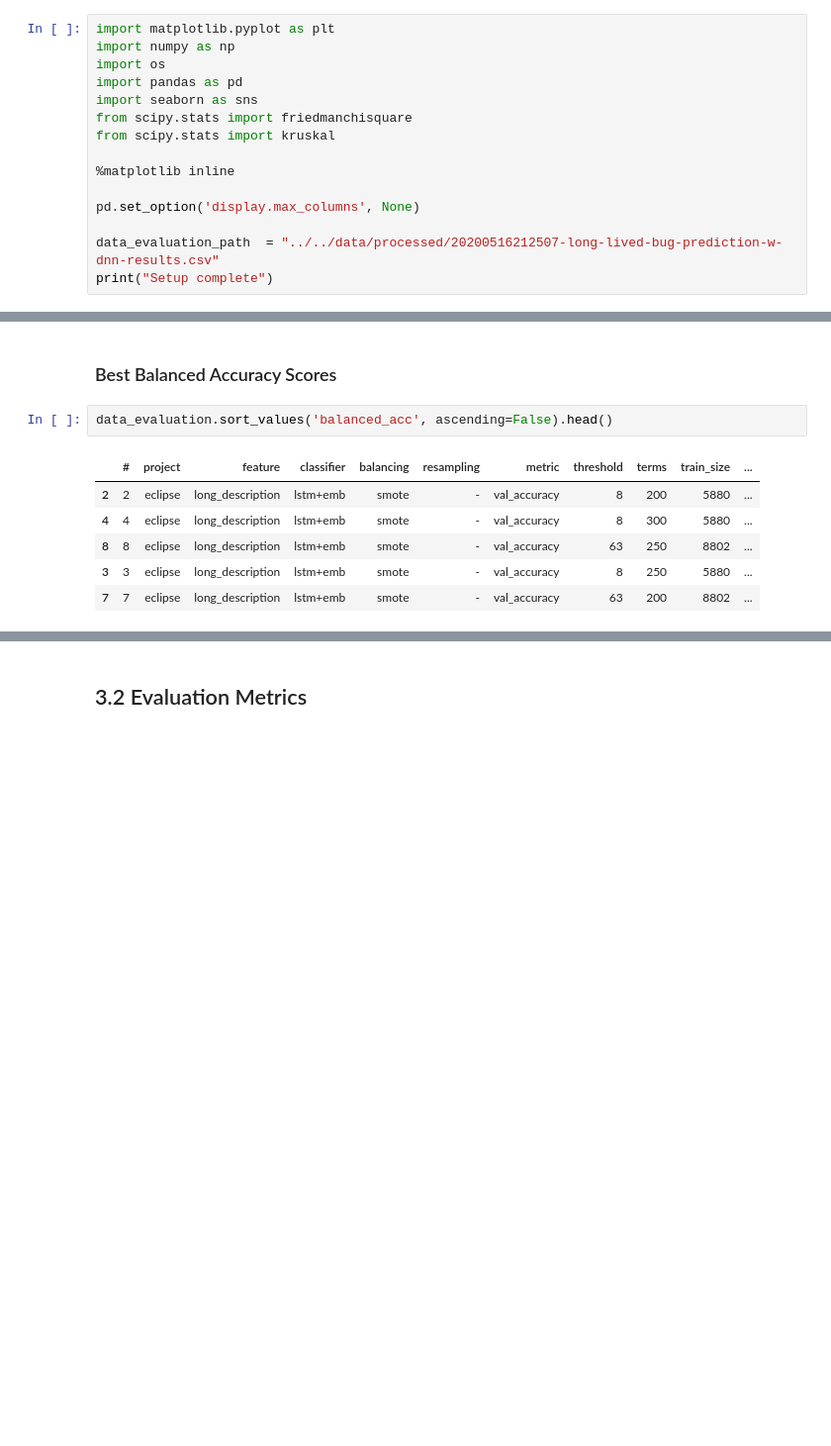
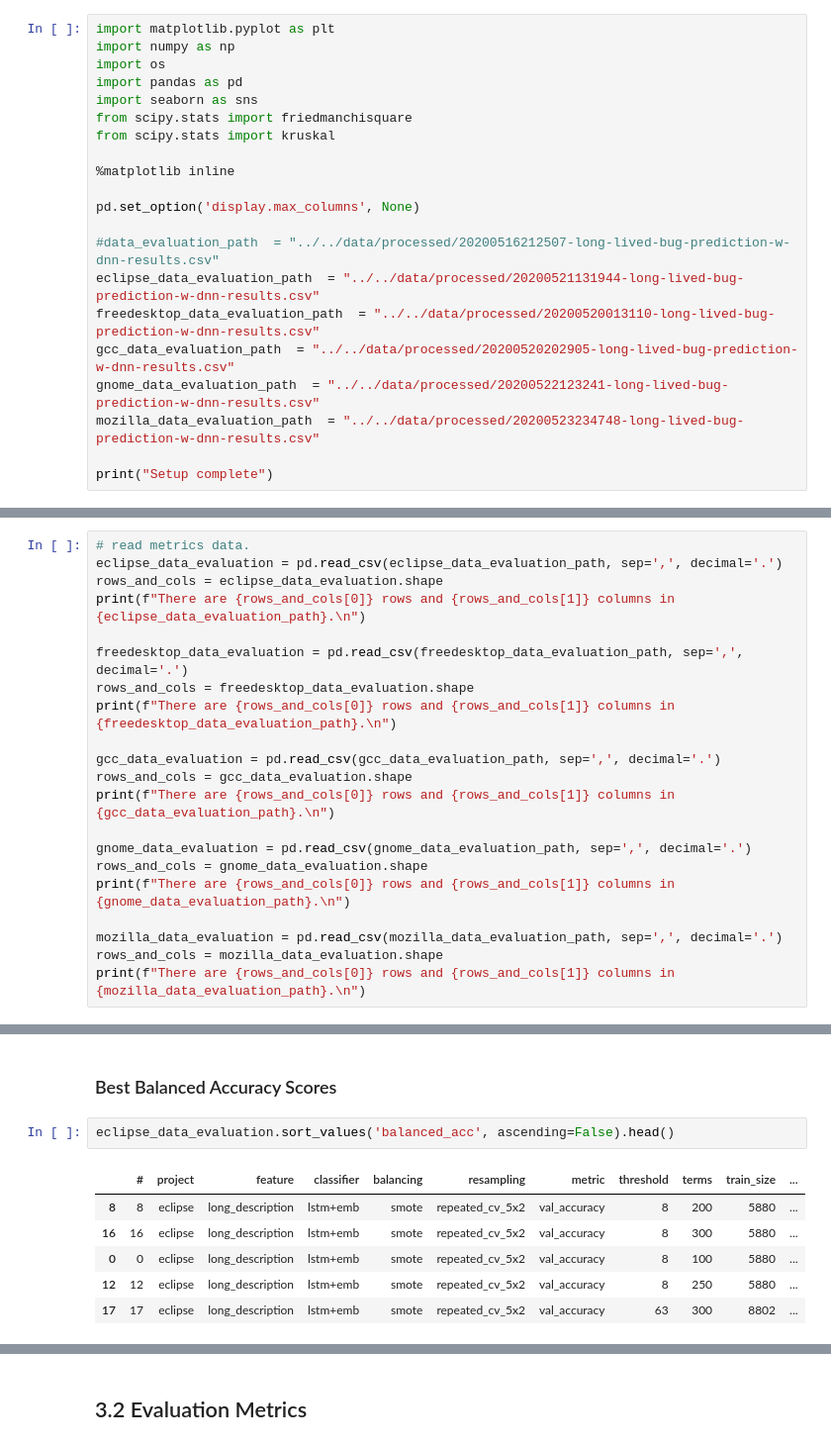
Before and after one commit to gomesluiz/my-doctorate, a Jupyter notebook: projects/long-lived-bug-prediction/deep-learning/notebook/evaluation/20200518-long-lived-prediction-w-dnn-data-analysis.ipynb, the cells around one changed output, grey strips where cells are left out. Shown at 99% size. Saved outputs shown, nothing was run; the diff lists cells and outputs as text; blank space fills up the shorter version.

```diff
--- a/projects/long-lived-bug-prediction/deep-learning/notebook/evaluation/20200518-long-lived-prediction-w-dnn-data-analysis.ipynb
+++ b/projects/long-lived-bug-prediction/deep-learning/notebook/evaluation/20200518-long-lived-prediction-w-dnn-data-analysis.ipynb
@@ -20,7 +22,13 @@ from scipy.stats import kruskal
 
 pd.set_option('display.max_columns', None)
 
-data_evaluation_path  = "../../data/processed/20200516212507-long-lived-bug-prediction-w-dnn-results.csv"
+#data_evaluation_path  = "../../data/processed/20200516212507-long-lived-bug-prediction-w-dnn-results.csv"
+eclipse_data_evaluation_path  = "../../data/processed/20200521131944-long-lived-bug-prediction-w-dnn-results.csv"
+freedesktop_data_evaluation_path  = "../../data/processed/20200520013110-long-lived-bug-prediction-w-dnn-results.csv"
+gcc_data_evaluation_path  = "../../data/processed/20200520202905-long-lived-bug-prediction-w-dnn-results.csv"
+gnome_data_evaluation_path  = "../../data/processed/20200522123241-long-lived-bug-prediction-w-dnn-results.csv"
+mozilla_data_evaluation_path  = "../../data/processed/20200523234748-long-lived-bug-prediction-w-dnn-results.csv"
+
 print("Setup complete")
 # %% [output]
 Setup complete
@@ -47,0 +80,21 @@ There are 20 rows and 32 columns in ../../data/processed/20200516212507-long-liv
+# %%
+# read metrics data.
+eclipse_data_evaluation = pd.read_csv(eclipse_data_evaluation_path, sep=',', decimal='.')
+rows_and_cols = eclipse_data_evaluation.shape
+print(f"There are {rows_and_cols[0]} rows and {rows_and_cols[1]} columns in {eclipse_data_evaluation_path}.\n")
+
+freedesktop_data_evaluation = pd.read_csv(freedesktop_data_evaluation_path, sep=',', decimal='.')
+rows_and_cols = freedesktop_data_evaluation.shape
+print(f"There are {rows_and_cols[0]} rows and {rows_and_cols[1]} columns in {freedesktop_data_evaluation_path}.\n")
+
+gcc_data_evaluation = pd.read_csv(gcc_data_evaluation_path, sep=',', decimal='.')
+rows_and_cols = gcc_data_evaluation.shape
+print(f"There are {rows_and_cols[0]} rows and {rows_and_cols[1]} columns in {gcc_data_evaluation_path}.\n")
+
+gnome_data_evaluation = pd.read_csv(gnome_data_evaluation_path, sep=',', decimal='.')
+rows_and_cols = gnome_data_evaluation.shape
+print(f"There are {rows_and_cols[0]} rows and {rows_and_cols[1]} columns in {gnome_data_evaluation_path}.\n")
+
+mozilla_data_evaluation = pd.read_csv(mozilla_data_evaluation_path, sep=',', decimal='.')
+rows_and_cols = mozilla_data_evaluation.shape
+print(f"There are {rows_and_cols[0]} rows and {rows_and_cols[1]} columns in {mozilla_data_evaluation_path}.\n")
@@ -65,11 +128,11 @@ There are 20 rows and 32 columns in ../../data/processed/20200516212507-long-liv
 # %% [markdown]
 ### Best Balanced Accuracy Scores
 # %%
-data_evaluation.sort_values('balanced_acc', ascending=False).head()
+eclipse_data_evaluation.sort_values('balanced_acc', ascending=False).head()
 # %% [output]
 |  | # | project | feature | classifier | balancing | resampling | metric | threshold | terms | train_size | ... |
-| 2 | 2 | eclipse | long_description | lstm+emb | smote | - | val_accuracy | 8 | 200 | 5880 | ... |
-| 4 | 4 | eclipse | long_description | lstm+emb | smote | - | val_accuracy | 8 | 300 | 5880 | ... |
-| 8 | 8 | eclipse | long_description | lstm+emb | smote | - | val_accuracy | 63 | 250 | 8802 | ... |
-| 3 | 3 | eclipse | long_description | lstm+emb | smote | - | val_accuracy | 8 | 250 | 5880 | ... |
-| 7 | 7 | eclipse | long_description | lstm+emb | smote | - | val_accuracy | 63 | 200 | 8802 | ... |
+| 8 | 8 | eclipse | long_description | lstm+emb | smote | repeated_cv_5x2 | val_accuracy | 8 | 200 | 5880 | ... |
+| 16 | 16 | eclipse | long_description | lstm+emb | smote | repeated_cv_5x2 | val_accuracy | 8 | 300 | 5880 | ... |
+| 0 | 0 | eclipse | long_description | lstm+emb | smote | repeated_cv_5x2 | val_accuracy | 8 | 100 | 5880 | ... |
+| 12 | 12 | eclipse | long_description | lstm+emb | smote | repeated_cv_5x2 | val_accuracy | 8 | 250 | 5880 | ... |
+| 17 | 17 | eclipse | long_description | lstm+emb | smote | repeated_cv_5x2 | val_accuracy | 63 | 300 | 8802 | ... |
```
Also changed, not shown: parts of 11 cells of this notebook, 1 other file.
